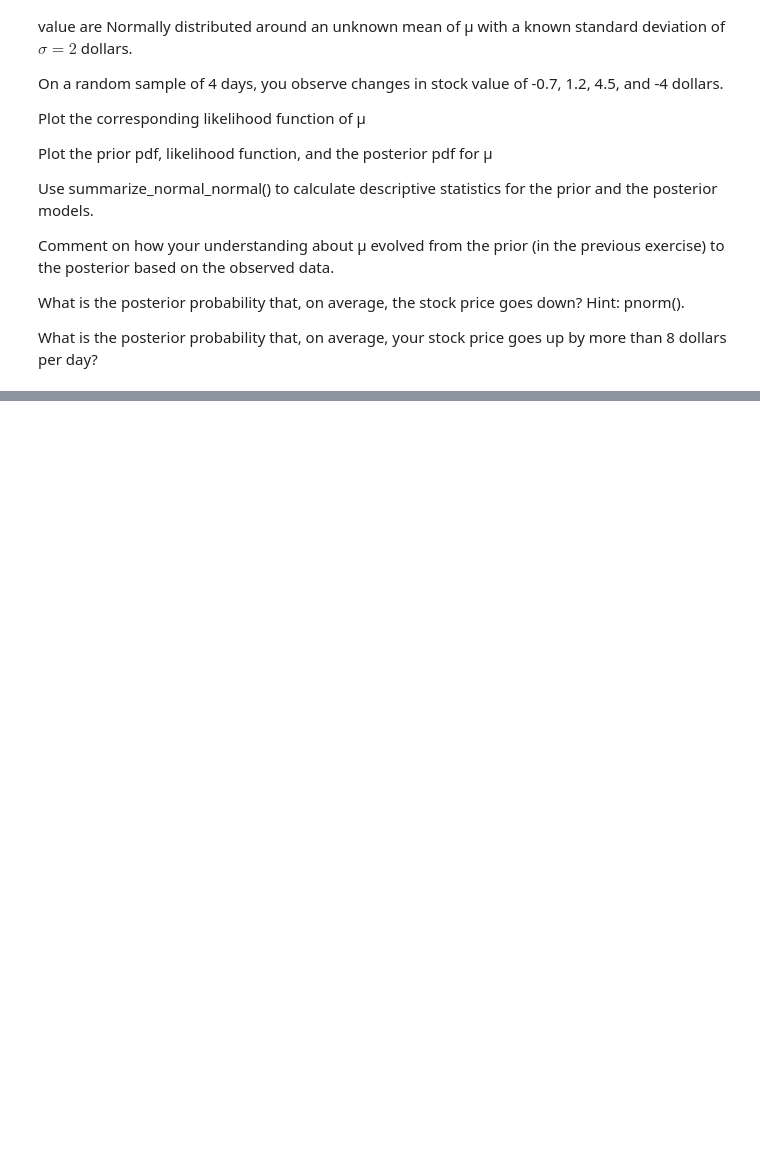
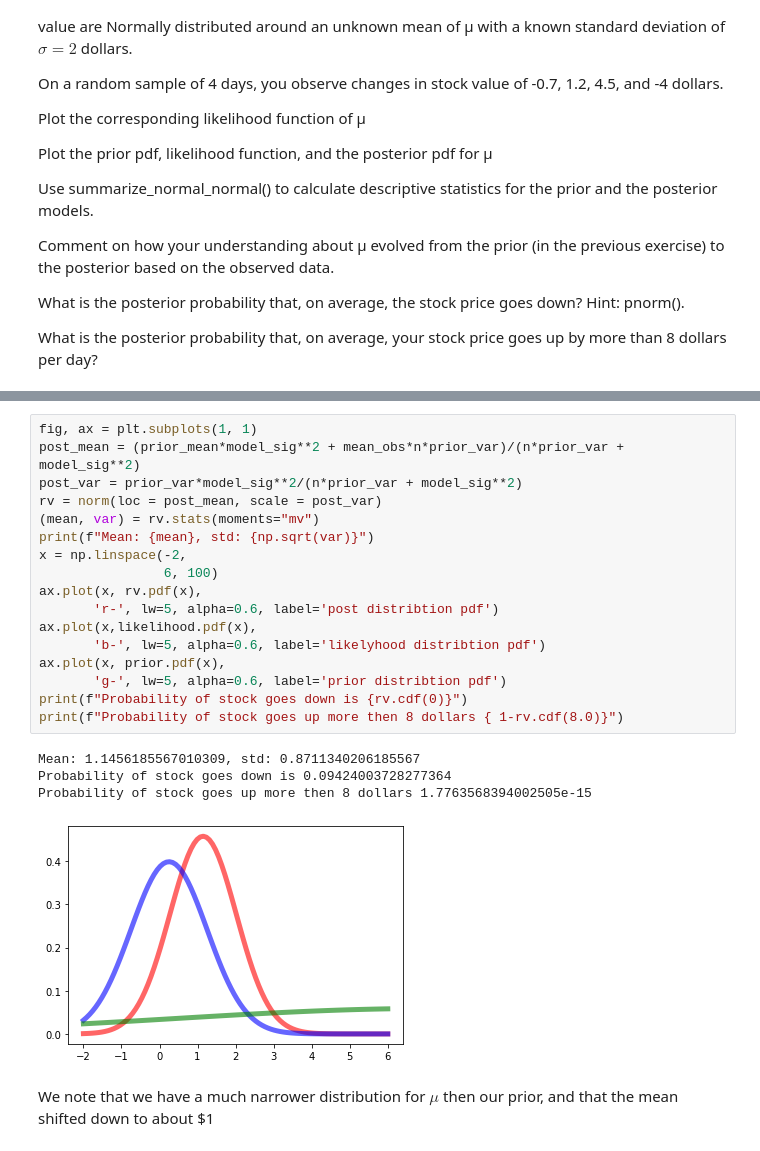
Before and after one commit to DrEntropy/BayesRulesWork, a Jupyter notebook: Chapter5.ipynb, the cells around one changed output, grey strips where cells are left out. Saved outputs shown, nothing was run; the diff lists cells and outputs as text; blank space fills up the shorter version.

```diff
--- a/Chapter5.ipynb
+++ b/Chapter5.ipynb
@@ -126,3 +171,27 @@ What is the posterior probability that, on average, your stock price goes up by
+# %%
+fig, ax = plt.subplots(1, 1)
+post_mean = (prior_mean*model_sig**2 + mean_obs*n*prior_var)/(n*prior_var + model_sig**2)
+post_var = prior_var*model_sig**2/(n*prior_var + model_sig**2)
+rv = norm(loc = post_mean, scale = post_var)
+(mean, var) = rv.stats(moments="mv")
+print(f"Mean: {mean}, std: {np.sqrt(var)}")
+x = np.linspace(-2,
+                6, 100)
+ax.plot(x, rv.pdf(x),
+       'r-', lw=5, alpha=0.6, label='post distribtion pdf')
+ax.plot(x,likelihood.pdf(x),
+       'b-', lw=5, alpha=0.6, label='likelyhood distribtion pdf')
+ax.plot(x, prior.pdf(x),
+       'g-', lw=5, alpha=0.6, label='prior distribtion pdf')
+print(f"Probability of stock goes down is {rv.cdf(0)}")
+print(f"Probability of stock goes up more then 8 dollars { 1-rv.cdf(8.0)}")
+# %% [output]
+Mean: 1.1456185567010309, std: 0.8711340206185567
+Probability of stock goes down is 0.09424003728277364
+Probability of stock goes up more then 8 dollars 1.7763568394002505e-15
+[figure, added]
+# %% [markdown]
+We note that we have a much narrower distribution for $\mu$ then our prior, and that the mean shifted down to about $1
 # %% [markdown]
 ### Exercise 5.14
  To show that posterior simulation sucks, attempt Simulate the posterior of  μ
```
Also changed, not shown: parts of 13 cells of this notebook.
